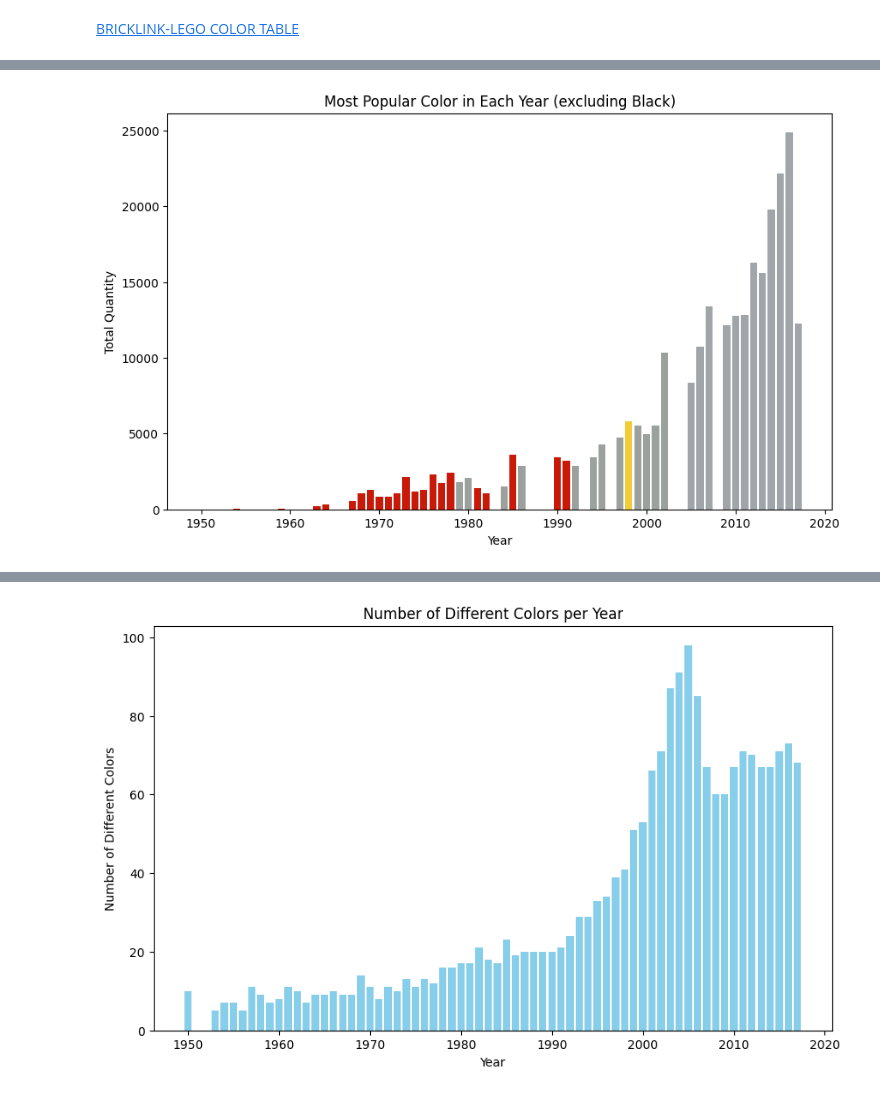
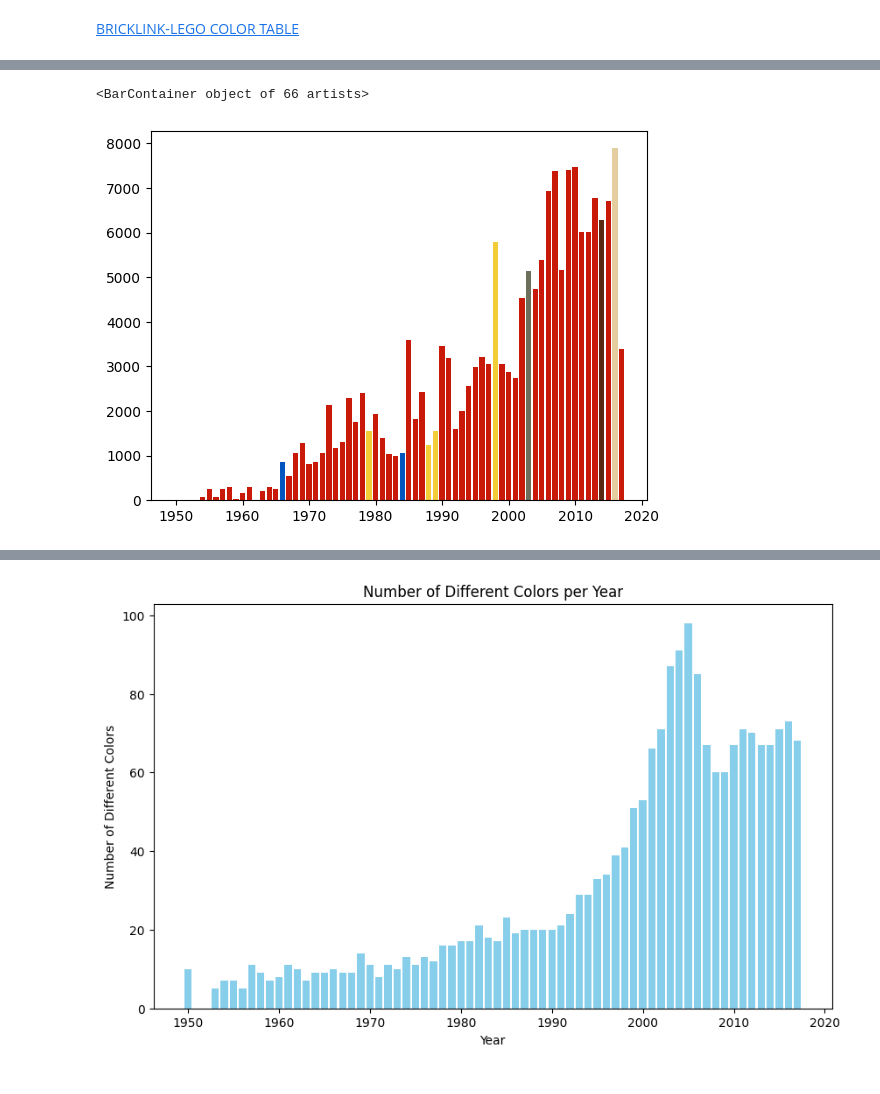
Before and after one commit to MatthewKolotylo/Lego-Project, a Jupyter notebook: Master Code Copy.ipynb, the cells around one changed output, grey strips where cells are left out. Saved outputs shown, nothing was run; the diff lists cells and outputs as text; code cells hidden in the pictures.

Commit message:
Fixed color by year bugs

```diff
--- a/Master Code Copy.ipynb
+++ b/Master Code Copy.ipynb
@@ -28,3 +27,15 @@ parts_df.rename(columns={'name':'part_name'}, inplace=True)
 sets_df.rename(columns={'name':'set_name'}, inplace=True)
 themes_df.rename(columns={'id':'theme_id','name':'theme_name'}, inplace=True)
 inventories_df.rename(columns={'id':'inventory_id'}, inplace=True)
+# %%
+colors_df_rgb = colors_df.copy()
+'''
+def hex_to_rgb(hex_code):
+    hex_code = hex_code.lstrip('#')
+    r = int(hex_code[0:2], 16)
+    g = int(hex_code[2:4], 16)
+    b = int(hex_code[4:6], 16)
+    return r, g, b
+'''
+# Create a new column 'rgb_tuple'
+#colors_df_rgb['rgb_tuple'] = colors_df['rgb'].apply(hex_to_rgb)
@@ -31,6 +44,8 @@ inventories_df.rename(columns={'id':'inventory_id'}, inplace=True)
 # %%
+colors_df_rgb['rgb_tuple'] = colors_df['rgb'].apply(lambda x: hex2color('#' + x))
+
 part_df_full =pd.merge(parts_df, part_categories_df,left_on='part_cat_id', right_on='part_cat_id')
 sets_df_full  =pd.merge(sets_df, themes_df, left_on='theme_id', right_on='theme_id')
-inv_part_color  = pd.merge(inventory_parts_df, colors_df, left_on='color_id', right_on='color_id')
+inv_part_color  = pd.merge(inventory_parts_df, colors_df_rgb, left_on='color_id', right_on='color_id')
 inventory_sets  = pd.merge(inventories_df, sets_df_full, left_on='set_num', right_on='set_num')
 df = pd.merge(inv_part_color, inventory_sets, left_on='inventory_id', right_on='inventory_id')
@@ -196,24 +172,14 @@ fig.show()
-# %%
-
-
-df_filtered = df[df['color_name'] != 'Black']
-
-most_popular_colors = df_filtered.groupby(['year', 'color_name'])['quantity'].sum().reset_index()
-most_popular_colors = most_popular_colors.loc[most_popular_colors.groupby('year')['quantity'].idxmax()]
-most_popular_colors = pd.merge(most_popular_colors, colors_df, left_on='color_name', right_on='color_name')
-
-most_popular_colors['quantity'] = pd.to_numeric(most_popular_colors['quantity'])
-
-most_popular_colors['rgb_tuple'] = most_popular_colors['rgb'].apply(lambda x: hex2color('#' + x))
-
-plt.figure(figsize=(10, 6))
-for index, row in most_popular_colors.iterrows():
-    plt.bar(row['year'], row['quantity'], label=f'{row["year"]}: {row["color_name"]}', color=row['rgb_tuple'])
-
-plt.xlabel('Year')
-plt.ylabel('Total Quantity')
-plt.title('Most Popular Color in Each Year (excluding Black)')
-
-plt.show()
-# %% [output]
-[figure, removed]
+# %%
+no_black_df = df[~df['color_name'].isin(['Black', 'Light Bluish Gray','Dark Bluish Gray','White','Light Gray'])]
+no_black_df.head()
+
+most_popular_colors = no_black_df.groupby(['year','rgb', 'color_name','rgb_tuple'])['quantity'].sum().reset_index()
+
+most_popular_colors = most_popular_colors.loc[most_popular_colors.groupby('year')['quantity'].idxmax()]
+
+most_popular_colors = most_popular_colors.set_index('year')
+
+plt.bar(most_popular_colors.index, most_popular_colors['quantity'], color=most_popular_colors['rgb_tuple'])
+# %% [output]
+<BarContainer object of 66 artists>
+[figure, added]
```
Also changed, not shown: parts of 10 cells of this notebook.
